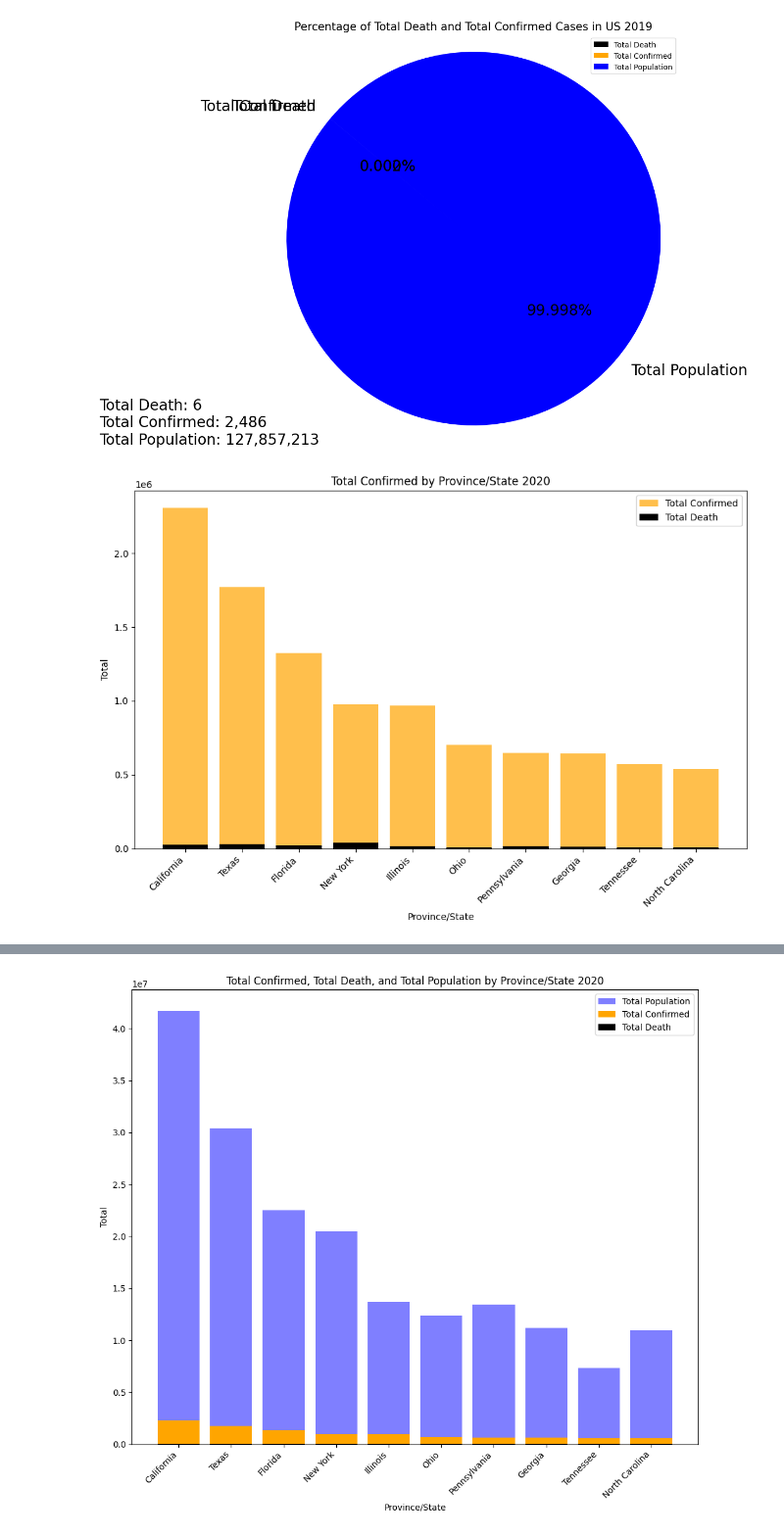
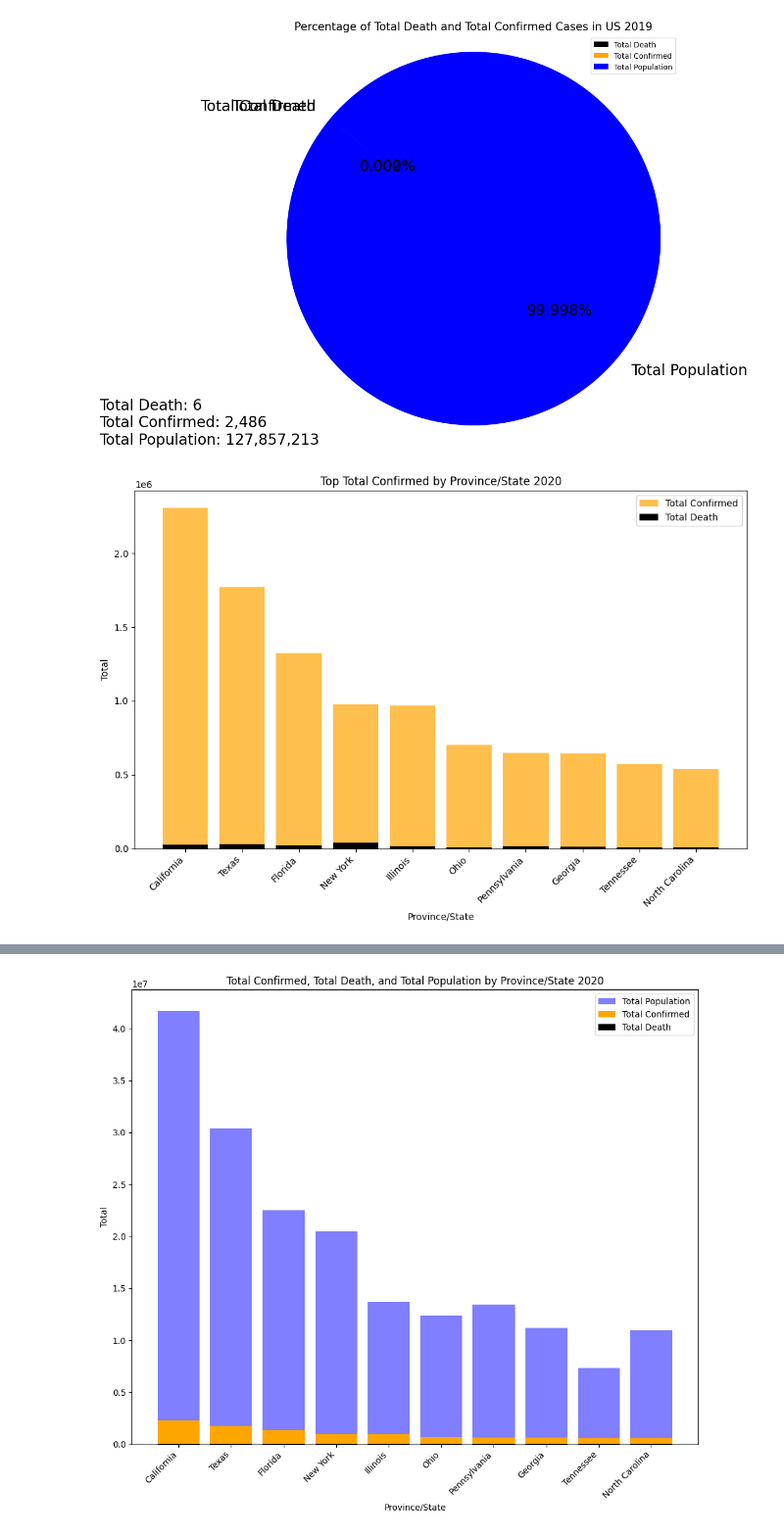
Before and after one commit to AppleBoiy/cs203-c19-analysis, a Jupyter notebook: code/ranking.ipynb, the cells around one changed output, grey strips where cells are left out. Shown at 98% size. Saved outputs shown, nothing was run; the diff lists cells and outputs as text; code cells hidden in the pictures.

```diff
--- a/code/ranking.ipynb
+++ b/code/ranking.ipynb
@@ -112,25 +112,25 @@ plt.show()
 # %%
 state_dt20 = dt20.groupby('Province/State')[['Total Death', 'Total Confirmed']].sum().reset_index()
 state_dt20 = state_dt20.sort_values(by='Total Confirmed', ascending=False)
 
 plt.figure(figsize=(10, 7))
 state_dt20 = state_dt20.head(10)
 
 plt.bar(state_dt20['Province/State'], state_dt20['Total Confirmed'], color='orange', label='Total Confirmed',alpha=0.7)
 plt.bar(state_dt20['Province/State'], state_dt20['Total Death'], color='black', label='Total Death')
 
 plt.xlabel('Province/State')
 plt.ylabel('Total')
-plt.title('Total Confirmed by Province/State 2020')
+plt.title('Top Total Confirmed by Province/State 2020')
 
 plt.xticks(rotation=45, ha="right")
 
 plt.legend()
 
 plt.tight_layout()
 plt.show()
 # %% [output]
-[figure, old version]
+[figure, new version]
 # %%
 state_dt20 = dt20.groupby('Province/State')[['Total Death', 'Total Confirmed']].sum().reset_index()
 state_dt20 = state_dt20.sort_values(by='Total Death', ascending=False)
```
Also changed, not shown: parts of 7 cells of this notebook.
